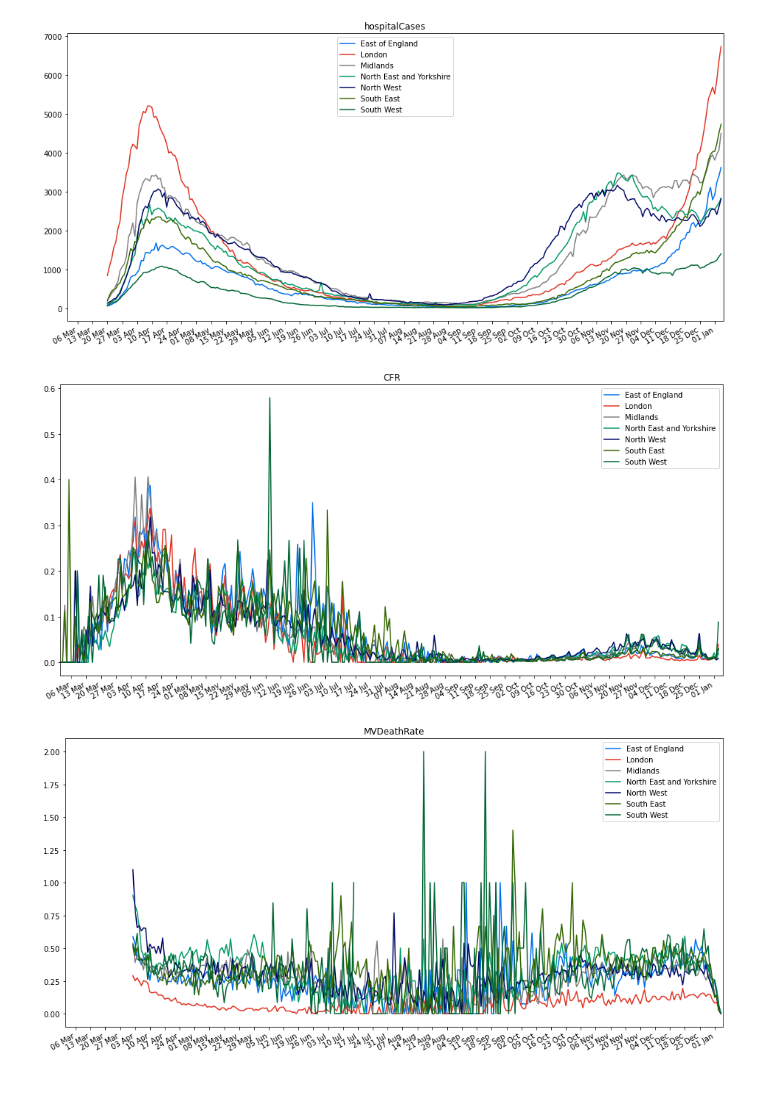
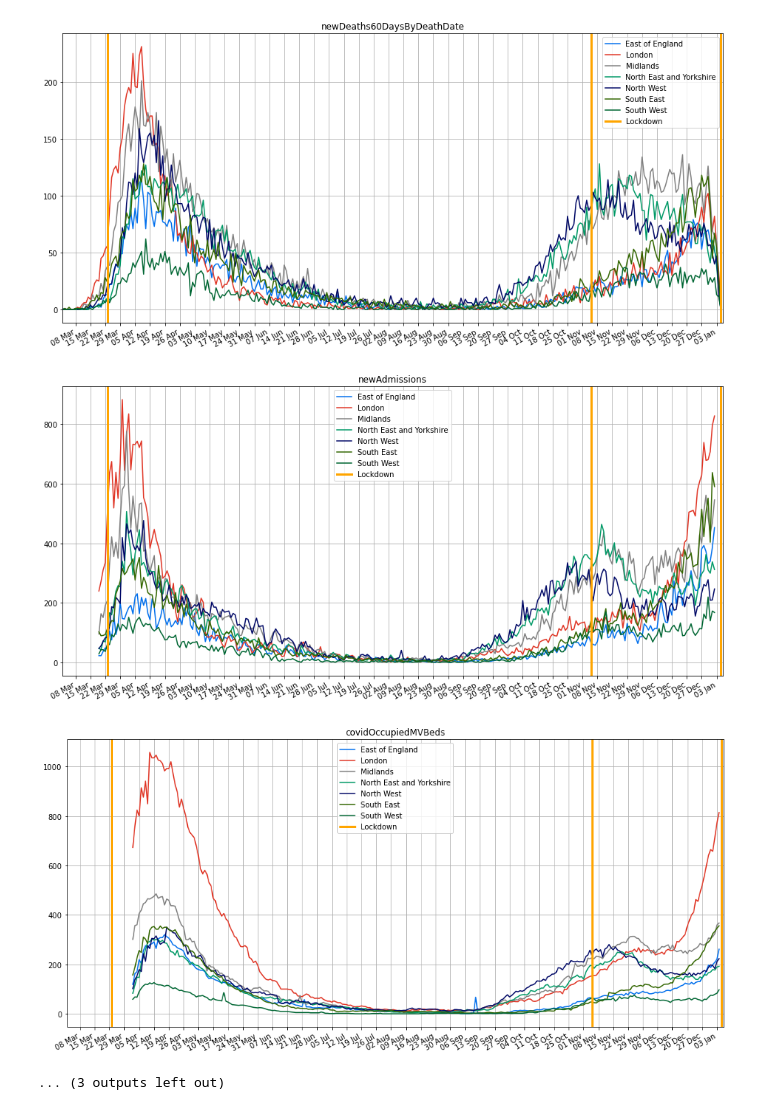
Before and after one commit to adammoss/covid, a Jupyter notebook: examples/covid_api.ipynb, the cells around one changed output. Drawn from its saved outputs; the diff is of its cells as text; code cells hidden in the pictures.

Commit message:
Plots

```diff
--- a/examples/covid_api.ipynb
+++ b/examples/covid_api.ipynb
@@ -19,17 +20,26 @@ IPython.OutputArea.prototype._should_scroll = function(lines) {
 }
 # %% [output]
 [interactive output not drawn]
+# %%
+def gaussian_smooth(data, days=0):
+    if days > 0:
+        return gaussian_filter1d(data, days)
+    else:
+        return data
 # %%
 colors = ['#006FED', '#E03424', 'gray', '#009966', '#000866', '#336600', '#006633', 'm', 'r']
 # %%
 metrics = [
     "newCasesByPublishDate",
     "newCasesBySpecimenDate",
-    "newDeathsByDeathDate",
     "uniquePeopleTestedBySpecimenDateRollingSum",
     "uniqueCasePositivityBySpecimenDateRollingSum",
+    "newDeathsByDeathDate",
     "newDeaths28DaysByPublishDate",
     "newDeaths28DaysByDeathDate",
+    "newOnsDeathsByRegistrationDate",
+    "newDeaths60DaysByPublishDate",
+    "newDeaths60DaysByDeathDate",
 ]
 # %%
 nhs_metrics = [
@@ -59,13 +76,17 @@ for metric in metrics + nhs_metrics + additional_metrics:
         plt.figure(figsize=(16,8))
         for i, region in enumerate(df['areaName'].unique()):
             df_region = df[df['areaName'] == region]
-            plt.plot(df_region['date'], df_region[metric], label=region, color=colors[i])
+            plt.plot(df_region['date'], gaussian_smooth(df_region[metric], 0), label=region, color=colors[i])
+        plt.axvline(datetime.datetime(2020, 3, 23), label='Lockdown', color='orange', linewidth=3)
+        plt.axvline(datetime.datetime(2020, 11, 5), color='orange', linewidth=3)
+        plt.axvline(datetime.datetime(2021, 1, 5), color='orange', linewidth=3)
         plt.legend()
         ax = plt.gca()
         ax.xaxis.set_major_formatter(mdates.DateFormatter('%d %b'))
-        ax.set_xlim([datetime.datetime(2020, 3, 1), datetime.datetime.now()])
+        ax.set_xlim([datetime.datetime(2020, 3, 2), datetime.datetime.now()])
         ax.xaxis.set_major_locator(mdates.DayLocator(interval=7))
         plt.gcf().autofmt_xdate() # Rotation
         plt.title(metric)
+        plt.grid()
         plt.show()
 # %% [output]
@@ -81,3 +102,4 @@ for metric in metrics + nhs_metrics + additional_metrics:
-[figure, old version]
+[figure, new version]
-[figure, old version]
+[figure, new version]
-[figure, old version]
+[figure, new version]
+... (3 outputs left out)
```
Also changed, not shown: parts of 3 cells of this notebook, 47 other files.
